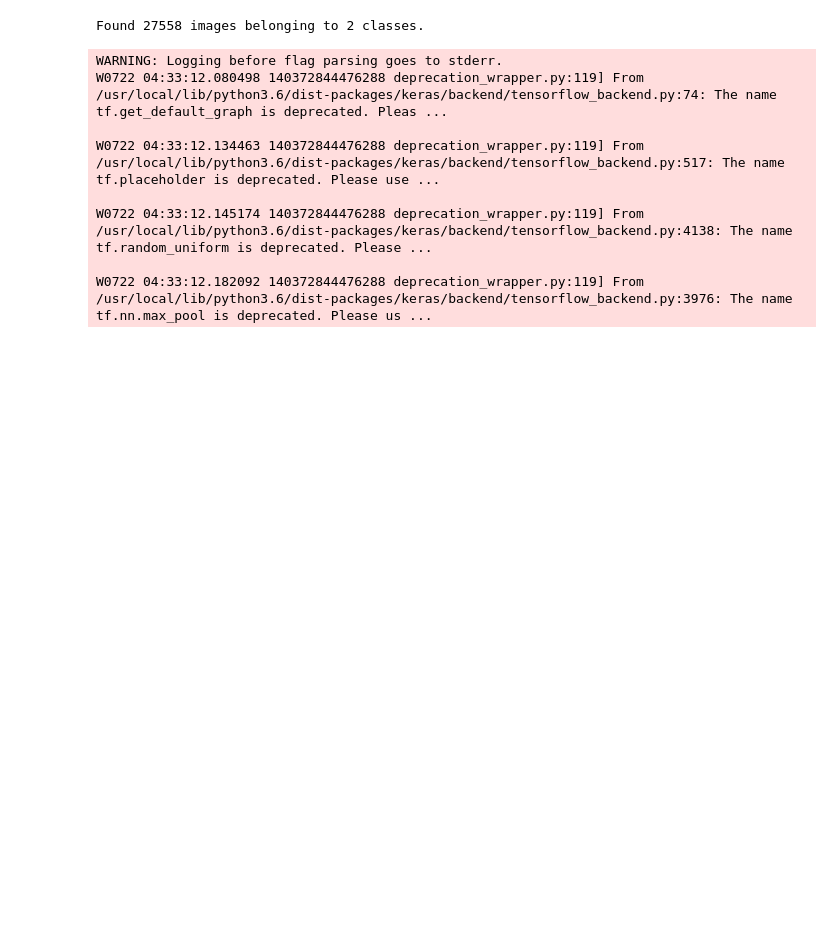
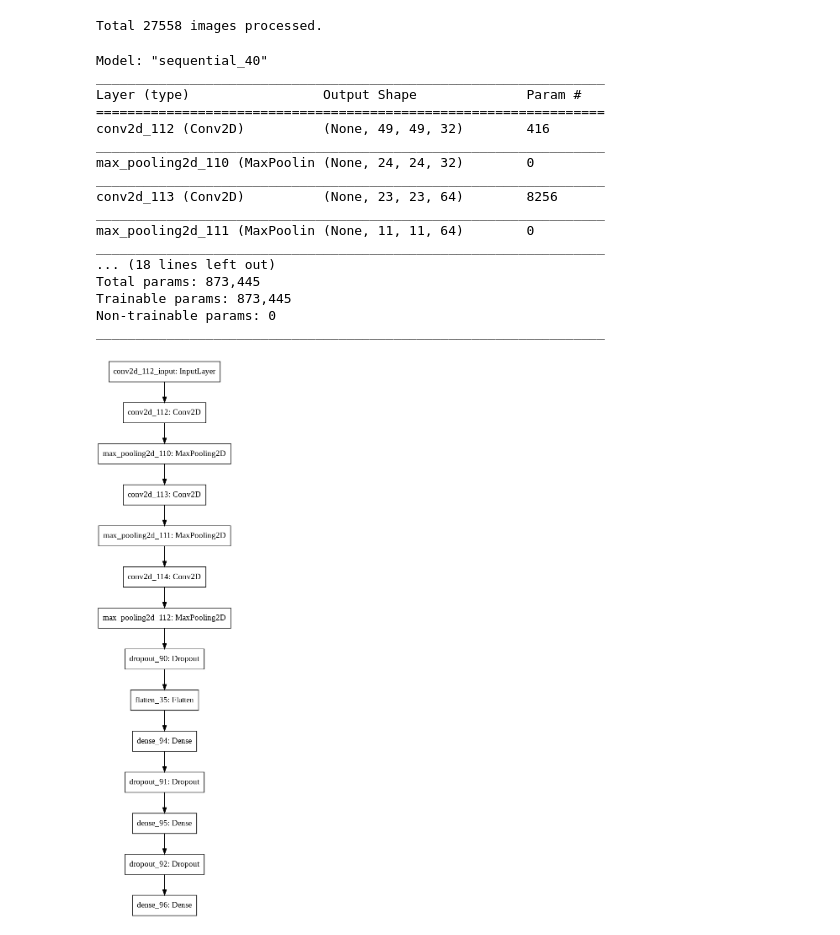
Before and after one commit to Mayur619/Malaria-detection, a Jupyter notebook: Malaria_detection.ipynb, the cells around one changed output. Saved outputs shown, nothing was run; the diff lists cells and outputs as text; code cells hidden in the pictures; blank space fills up the shorter version.

```diff
--- a/Malaria_detection.ipynb
+++ b/Malaria_detection.ipynb
@@ -53,5 +58,20 @@ Using TensorFlow backend.
-# %%
-img_generator=ImageDataGenerator(rescale=1./255)
-train_gen=img_generator.flow_from_directory(directory="cell_images",class_mode='categorical',color_mode='grayscale',target_size=(200,200),batch_size=256)
-# %% [output]
-Found 27558 images belonging to 2 classes.
+# %%
+images=[]
+labels=[]
+IMG_SIZE=50
+for category in os.listdir("cell_images/"):
+  for img_file in os.listdir("cell_images/"+category):
+    try:
+      image=cv2.imread(os.path.join("cell_images",category,img_file))
+      image=Image.fromarray(image,'RGB')
+      image=image.resize((IMG_SIZE,IMG_SIZE))
+      images.append(np.array(image))
+      labels.append(category)
+    except AttributeError:
+      pass
+images=np.array(images)
+labels=np.array(labels)
+images=images.astype('float32')/255
+print("Total "+str(len(images))+" images processed.")
+# %% [output]
+Total 27558 images processed.
@@ -58,17 +86,36 @@ Found 27558 images belonging to 2 classes.
 # %%
 model=Sequential()
-model.add(Conv2D(32,kernel_size=3,activation='relu',input_shape=(200,200,1)))
-model.add(MaxPool2D(pool_size=(3,3)))
-#model.add(Conv2D(32,kernel_size=3,activation='relu'))
-#model.add(MaxPool2D(pool_size=(3,3)))
+model.add(Conv2D(filters=32,kernel_size=2,activation='relu',input_shape=(IMG_SIZE,IMG_SIZE,3)))
+model.add(MaxPool2D(pool_size=2))
+model.add(Conv2D(filters=64,kernel_size=2,activation='relu'))
+model.add(MaxPool2D(pool_size=2))
+model.add(Conv2D(filters=128,kernel_size=2,activation='relu'))
+model.add(MaxPool2D(pool_size=2))
+model.add(Dropout(0.5))
 model.add(Flatten())
-model.add(Dense(2,activation='softmax'))
+model.add(Dense(250,activation='relu'))
+model.add(Dropout(0.25))
+model.add(Dense(125,activation='relu'))
+model.add(Dropout(0.2))
+model.add(Dense(2,activation='sigmoid'))
+model.summary()
+plot_model(model,"model.png")
 # %% [output]
-WARNING: Logging before flag parsing goes to stderr.
-W0722 04:33:12.080498 140372844476288 deprecation_wrapper.py:119] From /usr/local/lib/python3.6/dist-packages/keras/backend/tensorflow_backend.py:74: The name tf.get_default_graph is deprecated. Pleas ...
-
-W0722 04:33:12.134463 140372844476288 deprecation_wrapper.py:119] From /usr/local/lib/python3.6/dist-packages/keras/backend/tensorflow_backend.py:517: The name tf.placeholder is deprecated. Please use ...
-
-W0722 04:33:12.145174 140372844476288 deprecation_wrapper.py:119] From /usr/local/lib/python3.6/dist-packages/keras/backend/tensorflow_backend.py:4138: The name tf.random_uniform is deprecated. Please ...
-
-W0722 04:33:12.182092 140372844476288 deprecation_wrapper.py:119] From /usr/local/lib/python3.6/dist-packages/keras/backend/tensorflow_backend.py:3976: The name tf.nn.max_pool is deprecated. Please us ...
+Model: "sequential_40"
+_________________________________________________________________
+Layer (type)                 Output Shape              Param #
+=================================================================
+conv2d_112 (Conv2D)          (None, 49, 49, 32)        416
+_________________________________________________________________
+max_pooling2d_110 (MaxPoolin (None, 24, 24, 32)        0
+_________________________________________________________________
+conv2d_113 (Conv2D)          (None, 23, 23, 64)        8256
+_________________________________________________________________
+max_pooling2d_111 (MaxPoolin (None, 11, 11, 64)        0
+_________________________________________________________________
+... (18 lines left out)
+Total params: 873,445
+Trainable params: 873,445
+Non-trainable params: 0
+_________________________________________________________________
+[figure, added]
```
Also changed, not shown: parts of 16 cells of this notebook.
